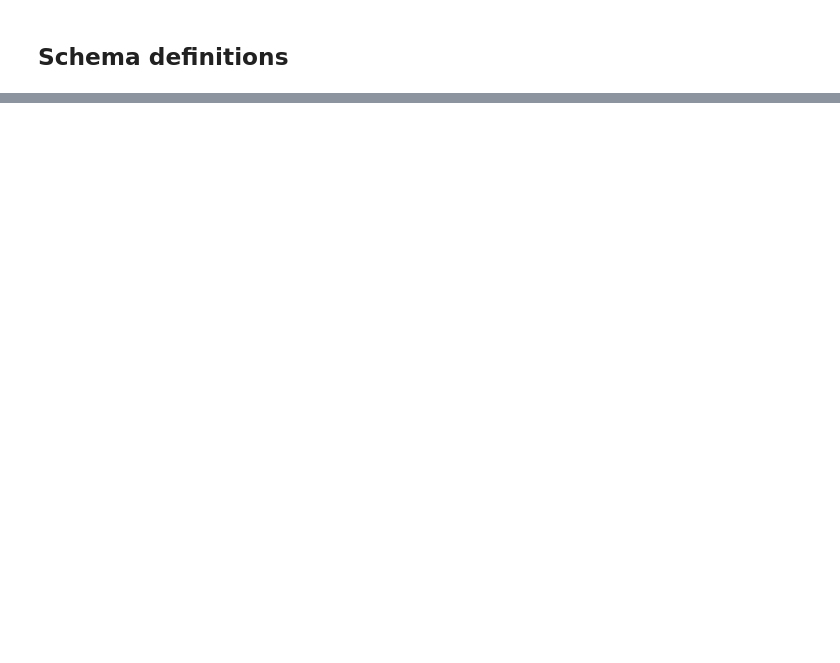
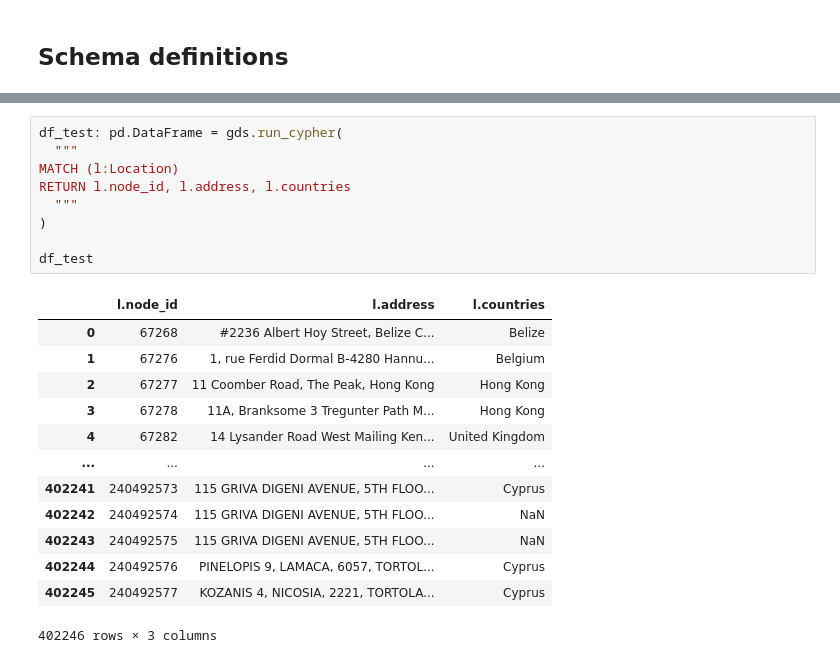
Before and after one commit to louisguitton/ERKG, a Jupyter notebook: icij/load_neo4j.ipynb, the cells around one changed output, grey strips where cells are left out. Cells and saved outputs as stored; diff of their text form; blank space fills up the shorter version.

```diff
--- a/icij/load_neo4j.ipynb
+++ b/icij/load_neo4j.ipynb
@@ -148,0 +268,23 @@ df_test
+# %%
+df_test: pd.DataFrame = gds.run_cypher(
+  """
+MATCH (l:Location)
+RETURN l.node_id, l.address, l.countries
+  """
+)
+
+df_test
+# %% [output]
+|  | l.node_id | l.address | l.countries |
+| 0 | 67268 | #2236 Albert Hoy Street, Belize C... | Belize |
+| 1 | 67276 | 1, rue Ferdid Dormal B-4280 Hannu... | Belgium |
+| 2 | 67277 | 11 Coomber Road, The Peak, Hong Kong | Hong Kong |
+| 3 | 67278 | 11A, Branksome 3 Tregunter Path M... | Hong Kong |
+| 4 | 67282 | 14 Lysander Road West Mailing Ken... | United Kingdom |
+| ... | ... | ... | ... |
+| 402241 | 240492573 | 115 GRIVA DIGENI AVENUE, 5TH FLOO... | Cyprus |
+| 402242 | 240492574 | 115 GRIVA DIGENI AVENUE, 5TH FLOO... | NaN |
+| 402243 | 240492575 | 115 GRIVA DIGENI AVENUE, 5TH FLOO... | NaN |
+| 402244 | 240492576 | PINELOPIS 9, LAMACA, 6057, TORTOL... | Cyprus |
+| 402245 | 240492577 | KOZANIS 4, NICOSIA, 2221, TORTOLA... | Cyprus |
+402246 rows × 3 columns
```
Also changed, not shown: parts of 36 cells of this notebook.
